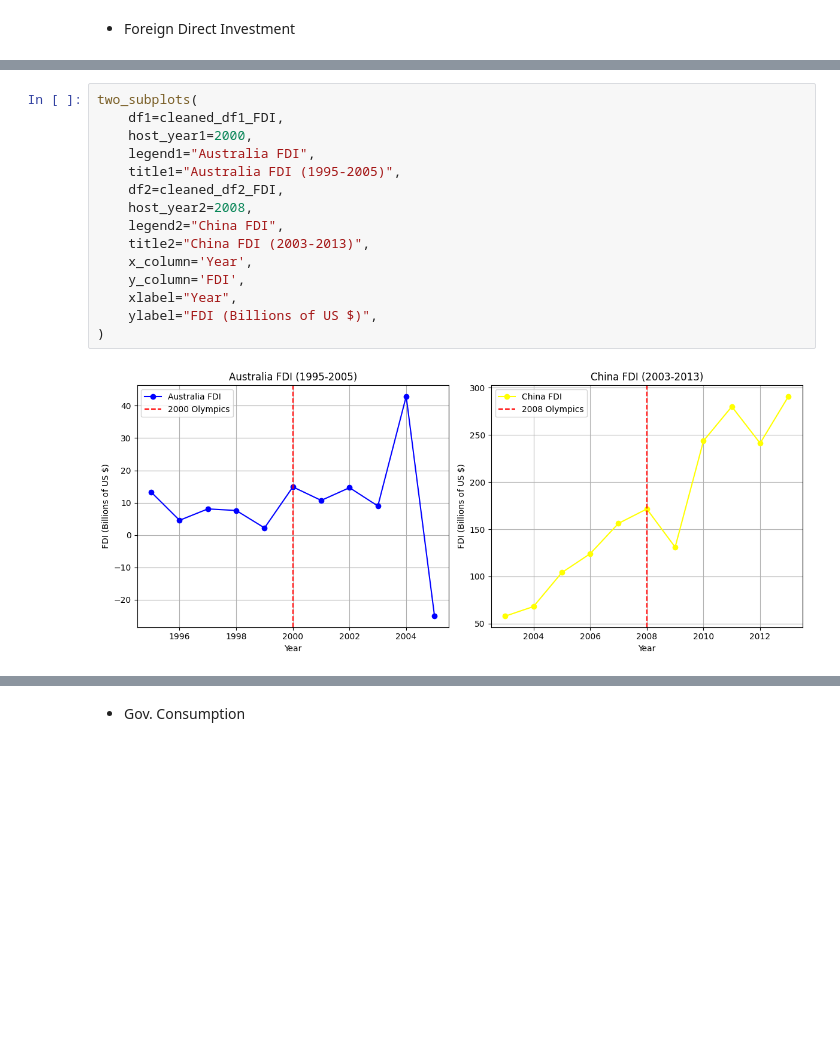
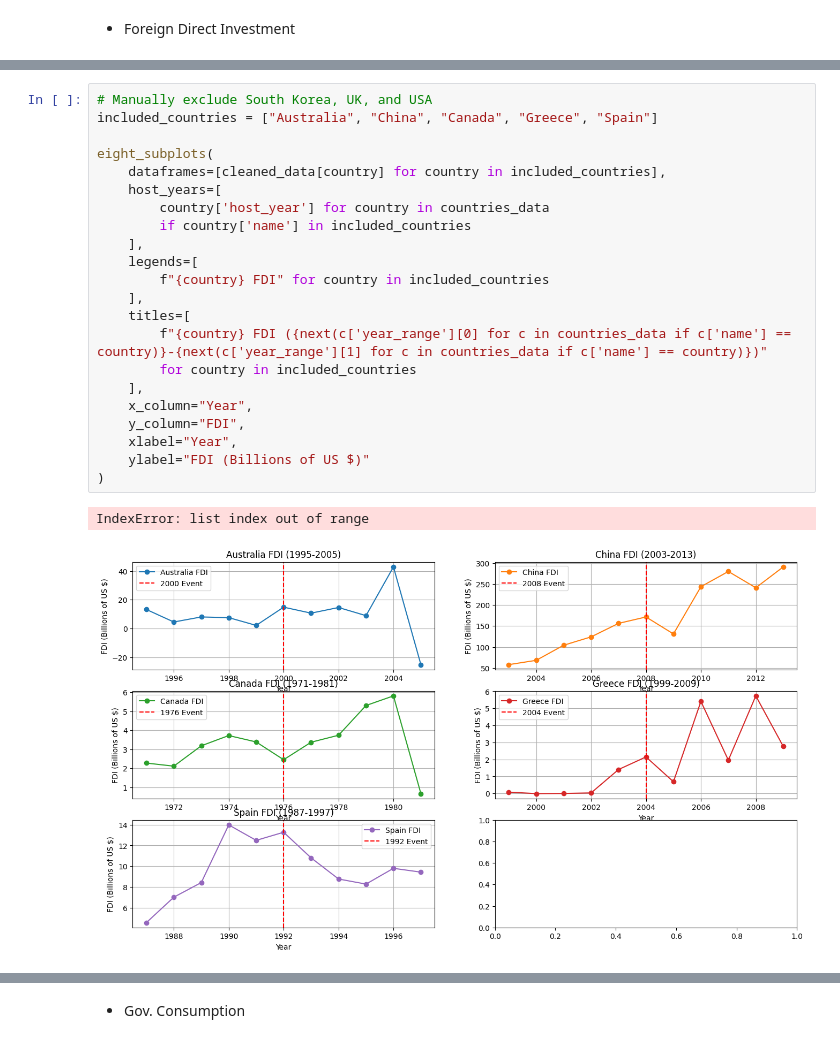
Before and after one commit to Ray-Gizzy/2024Fall_projects, a Jupyter notebook: Visualization.ipynb, the cells around one changed output, grey strips where cells are left out. Drawn from its saved outputs; the diff is of its cells as text; blank space fills up the shorter version.

```diff
--- a/Visualization.ipynb
+++ b/Visualization.ipynb
@@ -164,18 +453,26 @@ cleaned_df2_FDI = index_rename_and_calculate_growth_rate(
 # %%
-two_subplots(
-    df1=cleaned_df1_FDI,
-    host_year1=2000,
-    legend1="Australia FDI",
-    title1="Australia FDI (1995-2005)",
-    df2=cleaned_df2_FDI,
-    host_year2=2008,
-    legend2="China FDI",
-    title2="China FDI (2003-2013)",
-    x_column='Year',
-    y_column='FDI',
+# Manually exclude South Korea, UK, and USA
+included_countries = ["Australia", "China", "Canada", "Greece", "Spain"]
+
+eight_subplots(
+    dataframes=[cleaned_data[country] for country in included_countries],
+    host_years=[
+        country['host_year'] for country in countries_data
+        if country['name'] in included_countries
+    ],
+    legends=[
+        f"{country} FDI" for country in included_countries
+    ],
+    titles=[
+        f"{country} FDI ({next(c['year_range'][0] for c in countries_data if c['name'] == country)}-{next(c['year_range'][1] for c in countries_data if c['name'] == country)})"
+        for country in included_countries
+    ],
+    x_column="Year",
+    y_column="FDI",
     xlabel="Year",
-    ylabel="FDI (Billions of US $)",
+    ylabel="FDI (Billions of US $)"
 )
 # %% [output]
+IndexError: list index out of range
-[figure, old version]
+[figure, new version]
 # %%
```
Also changed, not shown: parts of 43 cells of this notebook, 4 other files.
